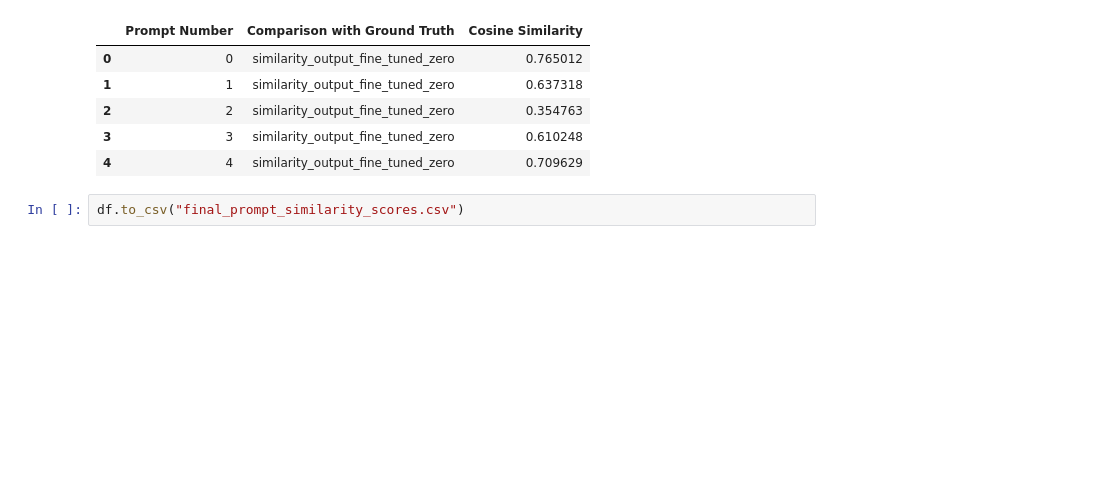
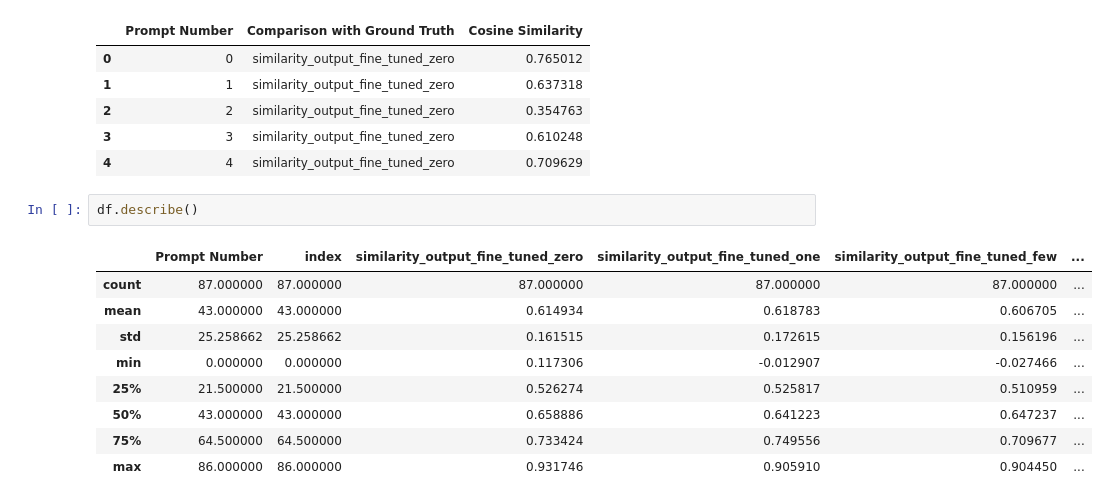
Before and after one commit to Santhoshkumar-p/llama2-finetuning, a Jupyter notebook: code/Prompt Engineering/Prompt_Eval.ipynb, the cells around one changed output. Drawn from its saved outputs; the diff is of its cells as text; blank space fills up the shorter version.

```diff
--- a/code/Prompt Engineering/Prompt_Eval.ipynb
+++ b/code/Prompt Engineering/Prompt_Eval.ipynb
@@ -279,6 +279,16 @@ df_cut.head()
 | 2 | 2 | similarity_output_fine_tuned_zero | 0.354763 |
 | 3 | 3 | similarity_output_fine_tuned_zero | 0.610248 |
 | 4 | 4 | similarity_output_fine_tuned_zero | 0.709629 |
-# %%
-df.to_csv("final_prompt_similarity_scores.csv")
+# %%
+df.describe()
+# %% [output]
+|  | Prompt Number | index | similarity_output_fine_tuned_zero | similarity_output_fine_tuned_one | similarity_output_fine_tuned_few | ... |
+| count | 87.000000 | 87.000000 | 87.000000 | 87.000000 | 87.000000 | ... |
+| mean | 43.000000 | 43.000000 | 0.614934 | 0.618783 | 0.606705 | ... |
+| std | 25.258662 | 25.258662 | 0.161515 | 0.172615 | 0.156196 | ... |
+| min | 0.000000 | 0.000000 | 0.117306 | -0.012907 | -0.027466 | ... |
+| 25% | 21.500000 | 21.500000 | 0.526274 | 0.525817 | 0.510959 | ... |
+| 50% | 43.000000 | 43.000000 | 0.658886 | 0.641223 | 0.647237 | ... |
+| 75% | 64.500000 | 64.500000 | 0.733424 | 0.749556 | 0.709677 | ... |
+| max | 86.000000 | 86.000000 | 0.931746 | 0.905910 | 0.904450 | ... |
 # %%
```
Also changed, not shown: parts of 2 cells of this notebook, 4 other files.
